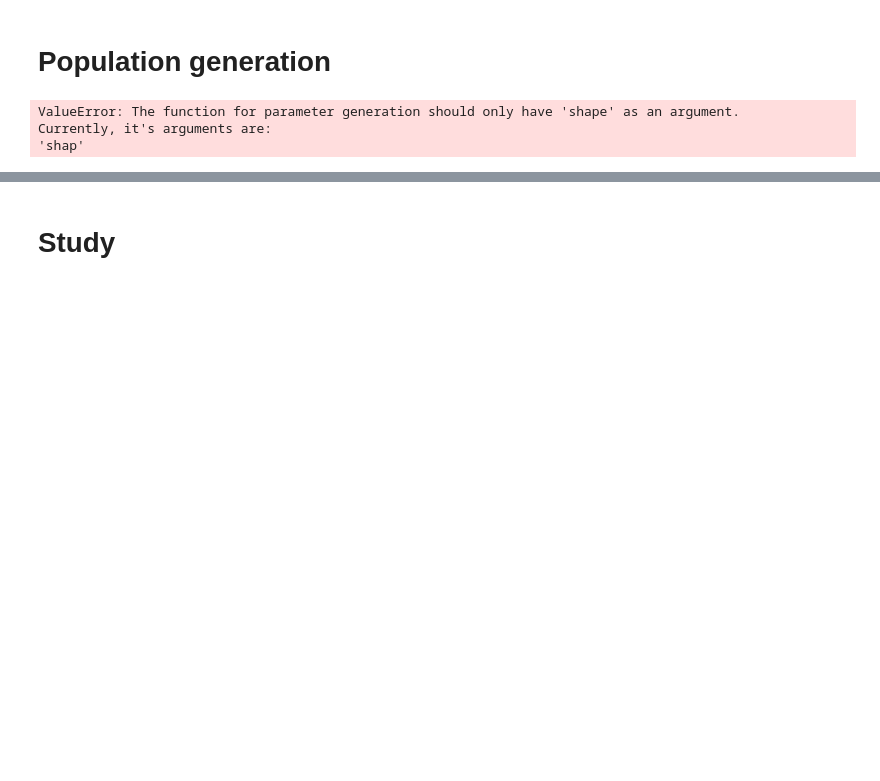
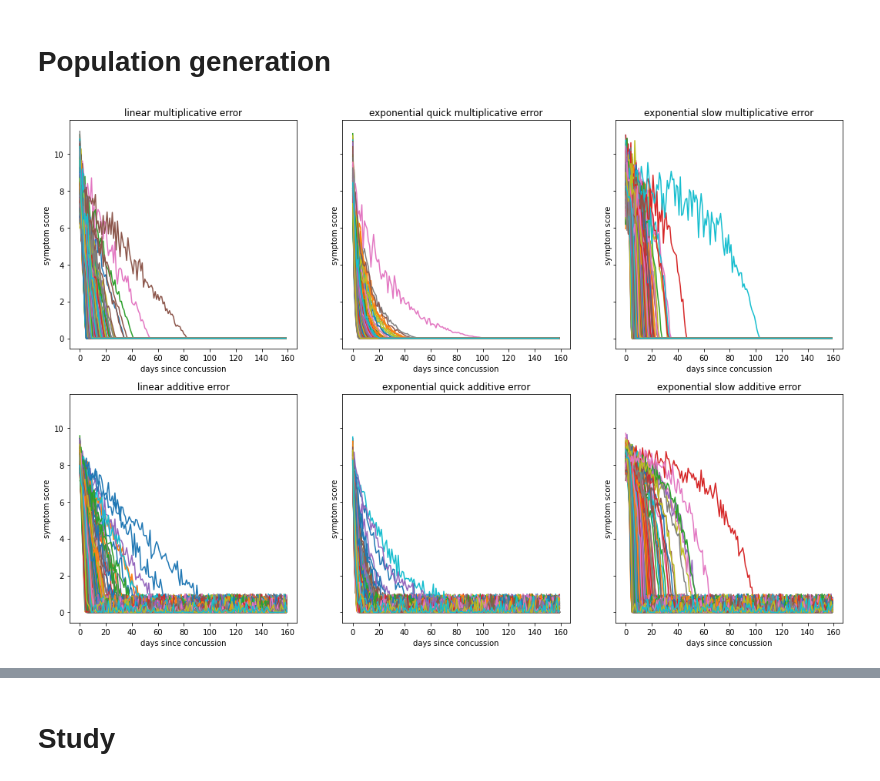
Before and after one commit to ZacharyVernec/smile, a Jupyter notebook: Simulations.ipynb, the cells around one changed output, grey strips where cells are left out. Drawn from its saved outputs; the diff is of its cells as text; code cells hidden in the pictures; blank space fills up the shorter version.

Commit message:
Populations as in word-doc and implemented truncatednormal

```diff
--- a/Simulations.ipynb
+++ b/Simulations.ipynb
@@ -136,15 +145,24 @@ class Population:
         #TODO try-catch for if not generated yet
         self.size = self.visualscores.shape[0]
 
-    def copy(self, newtitle=None, additionaltitle='(copy)'):
-        newpop = copy(self) #python shallow_copy
+    def copy(self, newtitle=None, addtitle=None):
+        newpop = copy(self) #python shallow copy
         if newtitle is not None:
             newpop.title = newtitle
-        if additionaltitle is not None:
-            newpop.title += ' '+additionaltitle
+        if addtitle is not None:
+            newpop.title += ' '+addtitle
         newpop.parameter_generators = copy(self.parameter_generators)
         newpop.function_generators = copy(self.function_generators)
         return newpop
+
+    def double(self, newtitle1=None, addtitle1=None, newtitle2=None, addtitle2=None):
+        newpop2 = self.copy(newtitle=newtitle2, addtitle=addtitle2)
+        newpop1 = self
+        if newtitle1 is not None:
+            newpop1.title = newtitle1
+        if addtitle1 is not None:
+            newpop1.title += ' '+addtitle1
+        return newpop1, newpop2
 
     #removing outliers #TODO should this be changing the population or creating a copy?
     def filter(self, recovered_symptom_score=SMIN, firstday=FIRSTVISIT, lastday=NDAYS):
@@ -159,10 +177,11 @@ class Population:
         self.size = self.visualscores.shape[0]
 
     #plotting
-    def plot(self, ax, ndays=NDAYS, npersons=None, score='symptom', viztype='lines'):
+    def plot(self, ax, ndays=None, npersons=None, score='symptom', viztype='lines'):
         #score is either 'symptom', 'visual', or 'symptom no error'
         #viztype is either 'lines', 'points', or 'both'
 
+        if ndays is None: ndays=NDAYS
         if npersons is None: npersons=self.size
 
         if score=='visual':
@@ -291,26 +310,3 @@ def get_exppop(size=10000):
     pop.set_parameter_generator('B', gen_B, 'population')
 
     return pop
-# %%
-linpop = get_linpop(10)
-linpop2 = linpop.copy()
-linpop3 = linpop.copy(additionaltitle='(no error)')
-
-linpop3.set_parameter_generator('C', lambda shap: 1, 'population')
-
-linpop.generate()
-linpop2.generate()
-linpop3.generate()
-
-nplots=3
-fig, axes = plt.subplots(ncols=nplots, figsize=plt.figaspect(1/nplots)*1.25)
-ndays = 15
-linpop.plot(axes[0], ndays=ndays)
-linpop2.plot(axes[1], ndays=ndays)
-linpop3.plot(axes[2], ndays=ndays)
-
-plt.show()
-# %% [output]
-ValueError: The function for parameter generation should only have 'shape' as an argument.
-Currently, it's arguments are:
-'shap'
@@ -316,0 +360,15 @@ Currently, it's arguments are:
+# %%
+ncols = len(pops_noerror)
+nrows = len([pops_mulerror, pops_adderror])
+
+fig, axes = plt.subplots(ncols=ncols, nrows=nrows, figsize=plt.figaspect(nrows/ncols)*3, sharey=True)
+npersons=1000
+ndays=None
+
+for i in range(ncols):
+    pops_mulerror[i].plot(axes[0, i], npersons=npersons, ndays=ndays)
+    pops_adderror[i].plot(axes[1, i], npersons=npersons, ndays=ndays)
+
+plt.show()
+# %% [output]
+[figure, added]
```
Also changed, not shown: parts of 7 cells of this notebook.
